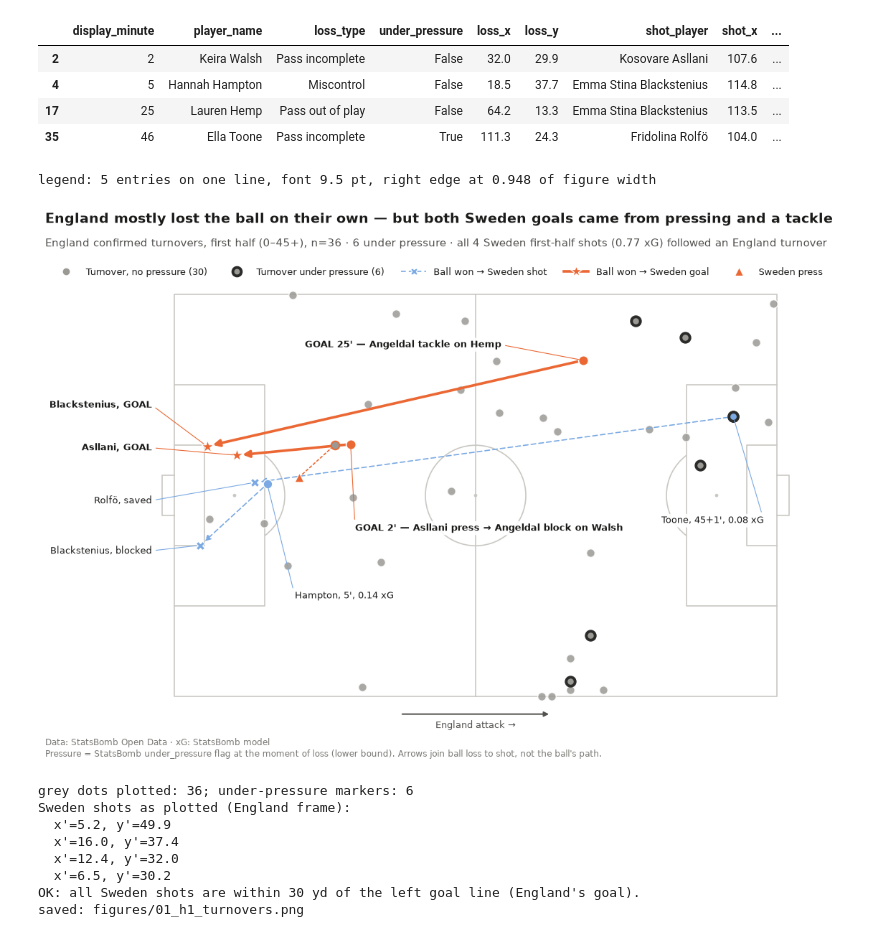
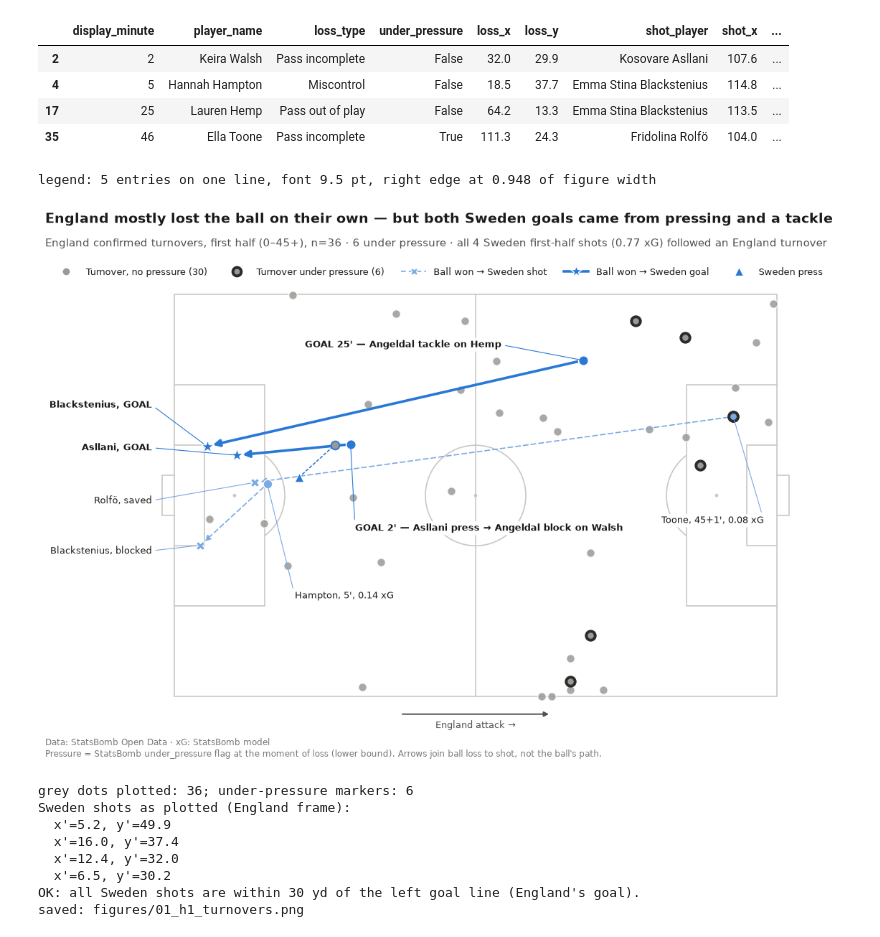
Before and after one commit to belorussky-football/womens-euro-2025-sweden-england-comeback, a Jupyter notebook: notebooks/03_figures.ipynb, the cells around one changed output. Cells and saved outputs as stored; diff of their text form; code cells hidden in the pictures.

```diff
--- a/notebooks/03_figures.ipynb
+++ b/notebooks/03_figures.ipynb
@@ -108,7 +108,7 @@ pitch, fig, ax = P.make_pitch(figsize=(12, 8), axes_rect=(0.10, 0.07, 0.88, 0.77
 
 DOT = 70
 # Walsh's incomplete pass (2' goal chain) is drawn as its own layer: still a grey turnover dot,
-# with a thin orange ring and drawn above the goal arrow.
+# with a thin Sweden-blue ring and drawn above the goal arrow.
 is_walsh02 = turnovers.id.eq(loss02.id)
 assert is_walsh02.sum() == 1 and not turnovers.loc[is_walsh02, "under_pressure"].iloc[0]
 walsh02 = turnovers[is_walsh02]
@@ -148,8 +148,8 @@ for r in non_goal.itertuples():
                                       color=S2, edgecolors=C["background"],
                                       linewidths=0.8, zorder=5))
 
-# Layer 3 (primary): the two goal sequences (strongest colour, bold).
-G = C["goal"]
+# Layer 3 (primary): the two goal sequences (strong Sweden blue, bold); non-goal sequences use its lighter tint.
+G = P.TEAM_COLORS["Sweden"]
 # 2': press marker, dashed line via Walsh's loss to Angeldal's block on Walsh's pass, arrow block -> shot.
 # (Walsh's loss itself stays a grey turnover dot; the ball was won at the block.)
 pitch.scatter(press02.x_eng_frame, press02.y_eng_frame, ax=ax, s=DOT * 1.2, marker="^",
@@ -211,34 +211,34 @@ P.add_title(
     f"all {n_first_half_shots} Sweden first-half shots ({linked_xg:.2f} xG) followed an England turnover",
 )
 handles = [
     Line2D([], [], ls="", marker="o", ms=8, mfc=C["neutral"], mec=C["background"],
            label=f"Turnover, no pressure ({n_turnovers - n_pressure})"),
     Line2D([], [], ls="", marker="o", ms=8.5, mfc=C["neutral"], mec=C["neutral_edge"],
            mew=P.PRESSURE_RING_WIDTH, label=f"Turnover under pressure ({n_pressure})"),
     Line2D([], [], ls=(0, (4, 2.5)), lw=1.2, color=S2, marker="X", ms=7.5, mec=C["background"],
            label="Ball won → Sweden shot"),
     Line2D([], [], ls="-", lw=2.6, color=G, marker="*", ms=12, mec=C["background"],
            label="Ball won → Sweden goal"),
     Line2D([], [], ls="", marker="^", ms=8.5, mfc=G, mec=C["background"], mew=0.8,
            label="Sweden press"),
 ]
 # One line above the pitch: shrink the legend font (never wrap) until it fits inside the right margin.
 fig.canvas.draw()
 renderer = fig.canvas.get_renderer()
 for legend_fs in np.arange(P.FONT_SIZES["legend"], 6.9, -0.5):
     leg = fig.legend(handles=handles, loc="upper left", bbox_to_anchor=(0.04, 0.885), ncol=len(handles),
                      frameon=False, fontsize=legend_fs, handlelength=2.6, columnspacing=1.8)
     right = leg.get_window_extent(renderer).transformed(fig.transFigure.inverted()).x1
     if right <= 0.96:
         break
     leg.remove()
 print(f"legend: {len(handles)} entries on one line, font {legend_fs:.1f} pt, right edge at {right:.3f} of figure width")
 assert right <= 0.96
 P.add_footer(fig, note="Pressure = StatsBomb under_pressure flag at the moment of loss (lower bound). "
                        "Arrows join ball loss to shot, not the ball's path.")
 # %% [output]
 legend: 5 entries on one line, font 9.5 pt, right edge at 0.948 of figure width
-[figure, old version]
+[figure, new version]
 # %%
 # Check the plotted positions: count markers and confirm Sweden shots sit at the LEFT goal (England's goal).
 n_grey = len(sc_plain.get_offsets()) + len(sc_pressed.get_offsets()) + len(sc_walsh.get_offsets())
```
Also changed, not shown: parts of 7 cells of this notebook, 7 other files.
